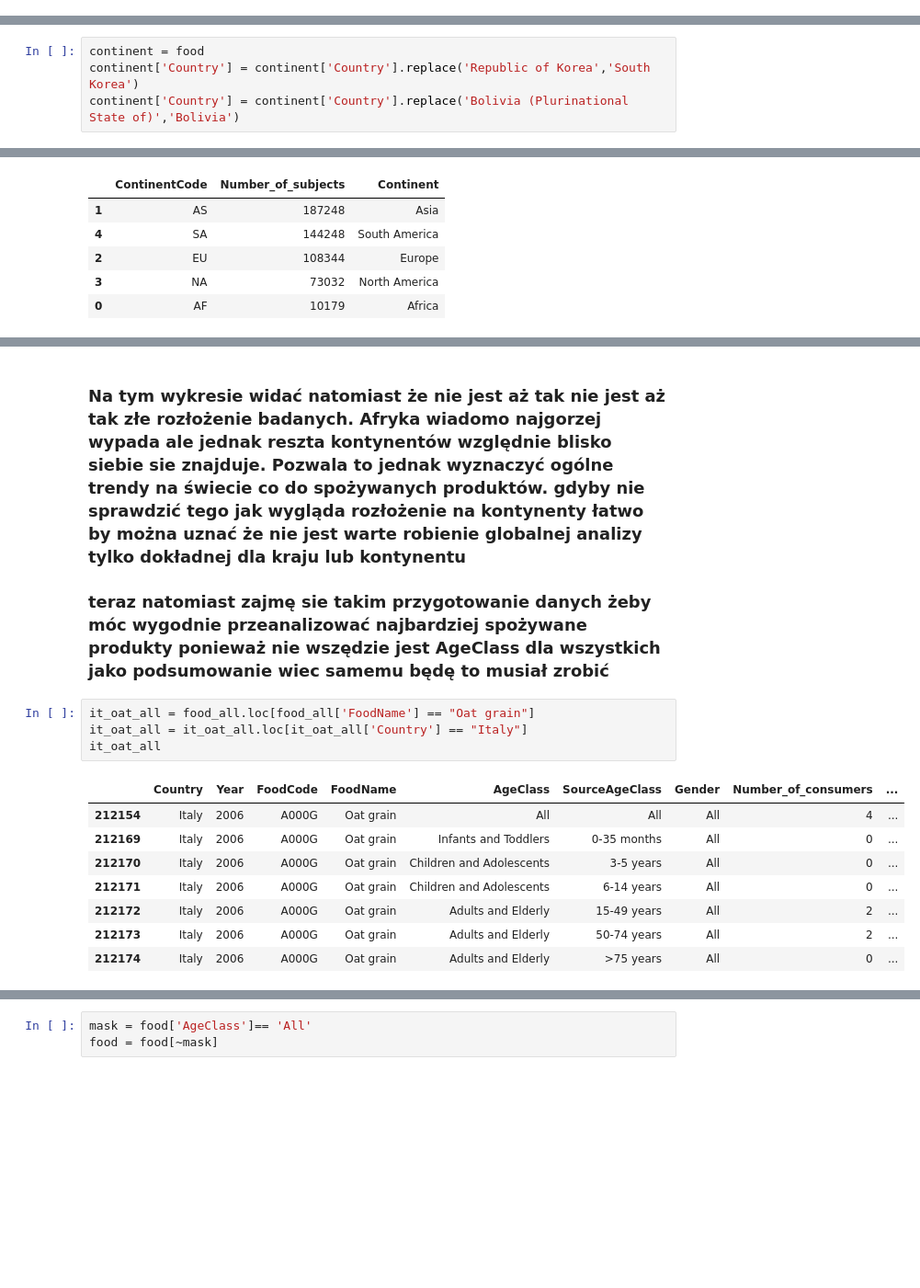
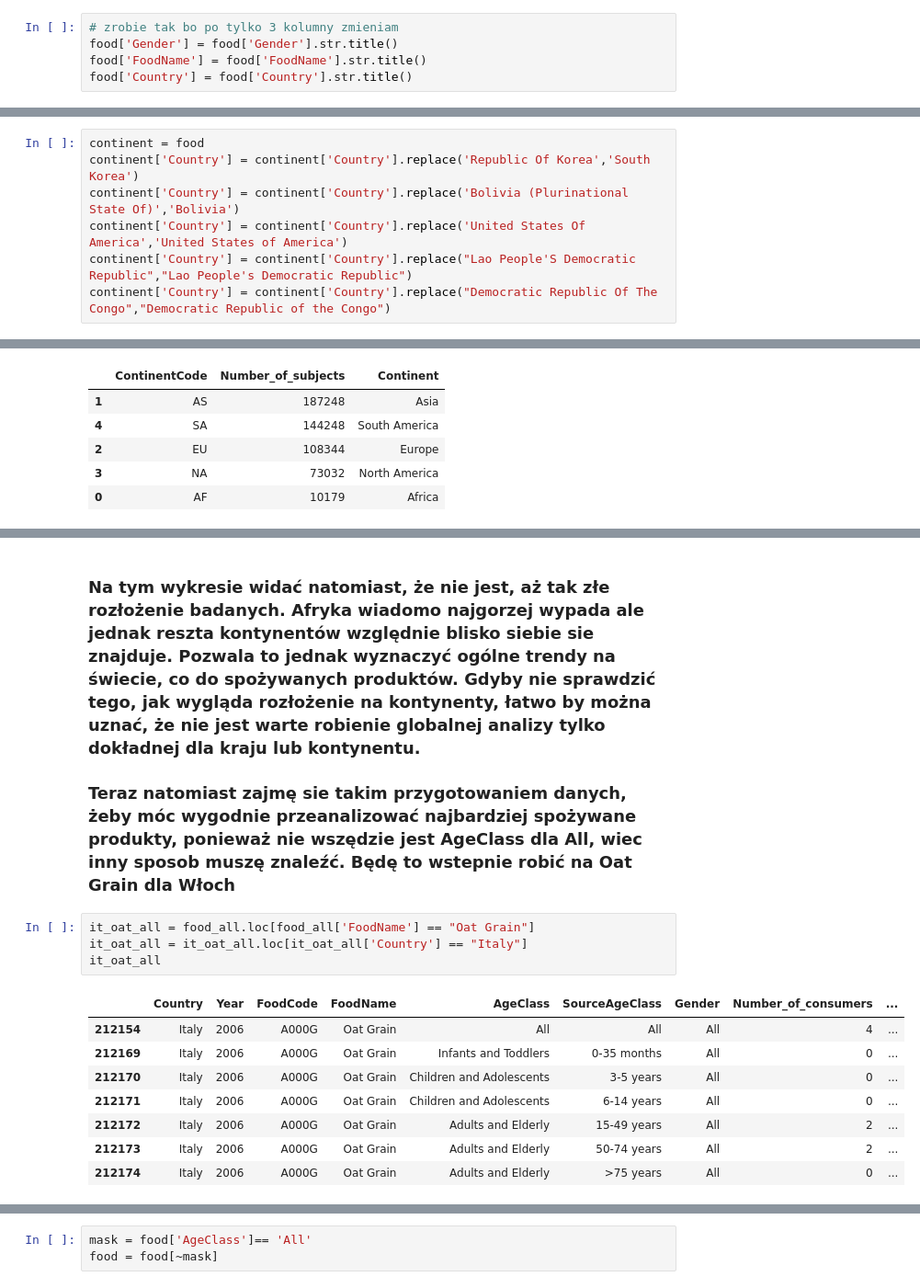
Before and after one commit to lukacjo/food_consumption, a Jupyter notebook: food_consumption.ipynb, the cells around one changed output, grey strips where cells are left out. Shown at 92% size. Saved outputs shown, nothing was run; the diff lists cells and outputs as text; blank space fills up the shorter version.

```diff
--- a/food_consumption.ipynb
+++ b/food_consumption.ipynb
@@ -323,0 +381,5 @@ food_all_oat_ch['Number_of_consumers'].iloc[0]
+# %%
+# zrobie tak bo po tylko 3 kolumny zmieniam
+food['Gender'] = food['Gender'].str.title()
+food['FoodName'] = food['FoodName'].str.title()
+food['Country'] = food['Country'].str.title()
@@ -492,4 +570,7 @@ def convert(row):
 # %%
 continent = food
-continent['Country'] = continent['Country'].replace('Republic of Korea','South Korea')
-continent['Country'] = continent['Country'].replace('Bolivia (Plurinational State of)','Bolivia')
+continent['Country'] = continent['Country'].replace('Republic Of Korea','South Korea')
+continent['Country'] = continent['Country'].replace('Bolivia (Plurinational State Of)','Bolivia')
+continent['Country'] = continent['Country'].replace('United States Of America','United States of America')
+continent['Country'] = continent['Country'].replace("Lao People'S Democratic Republic","Lao People's Democratic Republic")
+continent['Country'] = continent['Country'].replace("Democratic Republic Of The Congo","Democratic Republic of the Congo")
@@ -637,17 +696,17 @@ plt.show()
 # %% [markdown]
-### Na tym wykresie widać natomiast że nie jest aż tak nie jest aż tak złe rozłożenie badanych. Afryka  wiadomo najgorzej wypada ale jednak reszta kontynentów względnie blisko siebie sie znajduje. Pozwala to jednak wyznaczyć ogólne trendy na świecie co do spożywanych produktów. gdyby nie sprawdzić tego jak wygląda rozłożenie na kontynenty łatwo by można uznać że nie jest warte robienie globalnej analizy tylko dokładnej dla kraju lub kontynentu
-### teraz natomiast zajmę sie takim przygotowanie danych żeby móc wygodnie przeanalizować najbardziej spożywane produkty ponieważ nie wszędzie jest AgeClass dla wszystkich jako podsumowanie wiec samemu będę to musiał zrobić
+### Na tym wykresie widać natomiast, że nie jest, aż tak złe rozłożenie badanych. Afryka  wiadomo najgorzej wypada ale jednak reszta kontynentów względnie blisko siebie sie znajduje. Pozwala to jednak wyznaczyć ogólne trendy na świecie, co do spożywanych produktów. Gdyby nie sprawdzić tego, jak wygląda rozłożenie na kontynenty, łatwo by można uznać, że nie jest warte robienie globalnej analizy tylko dokładnej dla kraju lub kontynentu.
+### Teraz natomiast zajmę sie takim przygotowaniem danych, żeby móc wygodnie przeanalizować najbardziej spożywane produkty, ponieważ nie wszędzie jest AgeClass dla All, wiec inny sposob muszę znaleźć. Będę to wstepnie robić na Oat Grain dla Włoch
 # %%
-it_oat_all = food_all.loc[food_all['FoodName'] == "Oat grain"]
+it_oat_all = food_all.loc[food_all['FoodName'] == "Oat Grain"]
 it_oat_all = it_oat_all.loc[it_oat_all['Country'] == "Italy"]
 it_oat_all
 # %% [output]
 |  | Country | Year | FoodCode | FoodName | AgeClass | SourceAgeClass | Gender | Number_of_consumers | ... |
-| 212154 | Italy | 2006 | A000G | Oat grain | All | All | All | 4 | ... |
-| 212169 | Italy | 2006 | A000G | Oat grain | Infants and Toddlers | 0-35 months | All | 0 | ... |
-| 212170 | Italy | 2006 | A000G | Oat grain | Children and Adolescents | 3-5 years | All | 0 | ... |
-| 212171 | Italy | 2006 | A000G | Oat grain | Children and Adolescents | 6-14 years | All | 0 | ... |
-| 212172 | Italy | 2006 | A000G | Oat grain | Adults and Elderly | 15-49 years | All | 2 | ... |
-| 212173 | Italy | 2006 | A000G | Oat grain | Adults and Elderly | 50-74 years | All | 2 | ... |
-| 212174 | Italy | 2006 | A000G | Oat grain | Adults and Elderly | >75 years | All | 0 | ... |
+| 212154 | Italy | 2006 | A000G | Oat Grain | All | All | All | 4 | ... |
+| 212169 | Italy | 2006 | A000G | Oat Grain | Infants and Toddlers | 0-35 months | All | 0 | ... |
+| 212170 | Italy | 2006 | A000G | Oat Grain | Children and Adolescents | 3-5 years | All | 0 | ... |
+| 212171 | Italy | 2006 | A000G | Oat Grain | Children and Adolescents | 6-14 years | All | 0 | ... |
+| 212172 | Italy | 2006 | A000G | Oat Grain | Adults and Elderly | 15-49 years | All | 2 | ... |
+| 212173 | Italy | 2006 | A000G | Oat Grain | Adults and Elderly | 50-74 years | All | 2 | ... |
+| 212174 | Italy | 2006 | A000G | Oat Grain | Adults and Elderly | >75 years | All | 0 | ... |
 # %%
```
Also changed, not shown: parts of 120 cells of this notebook.
